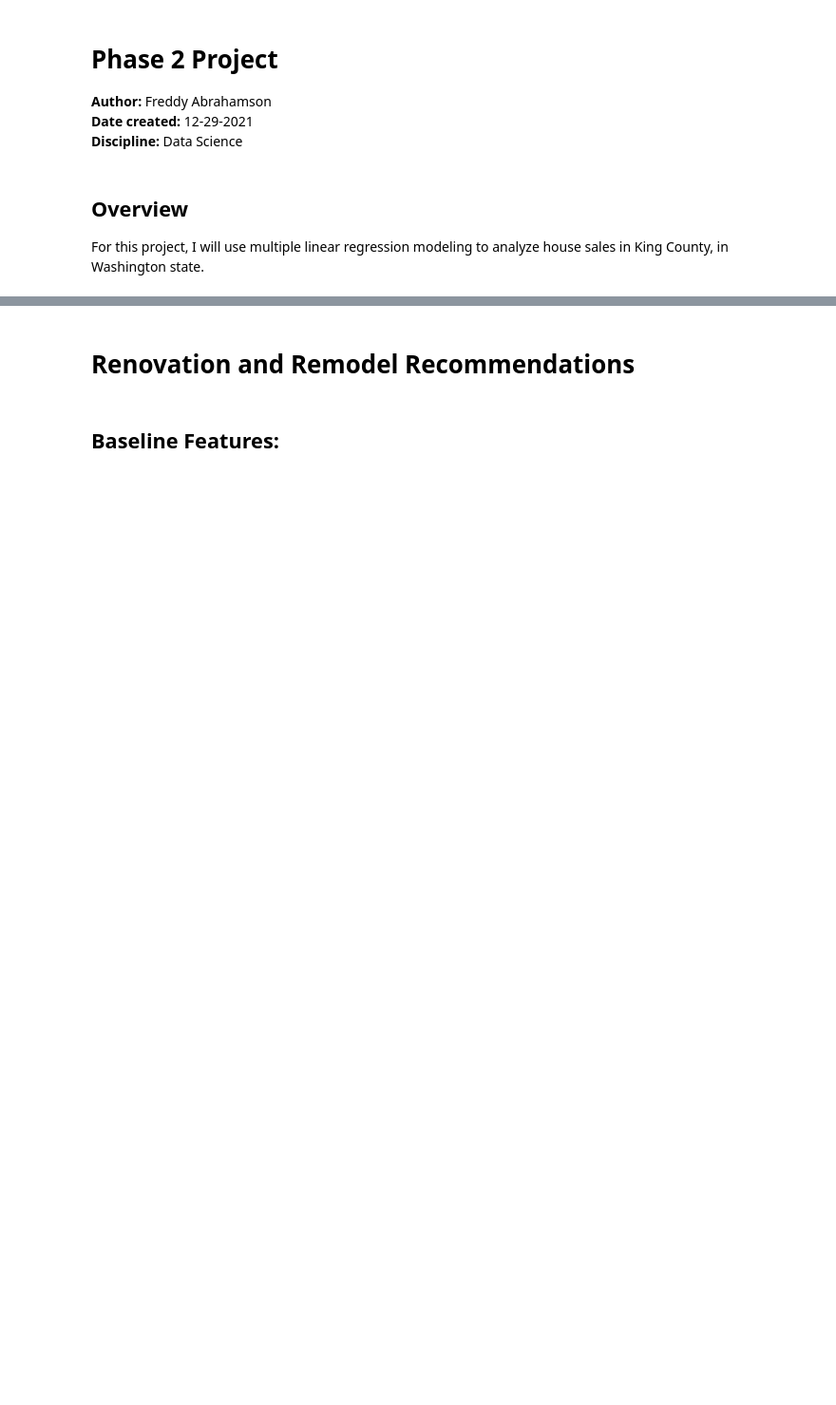
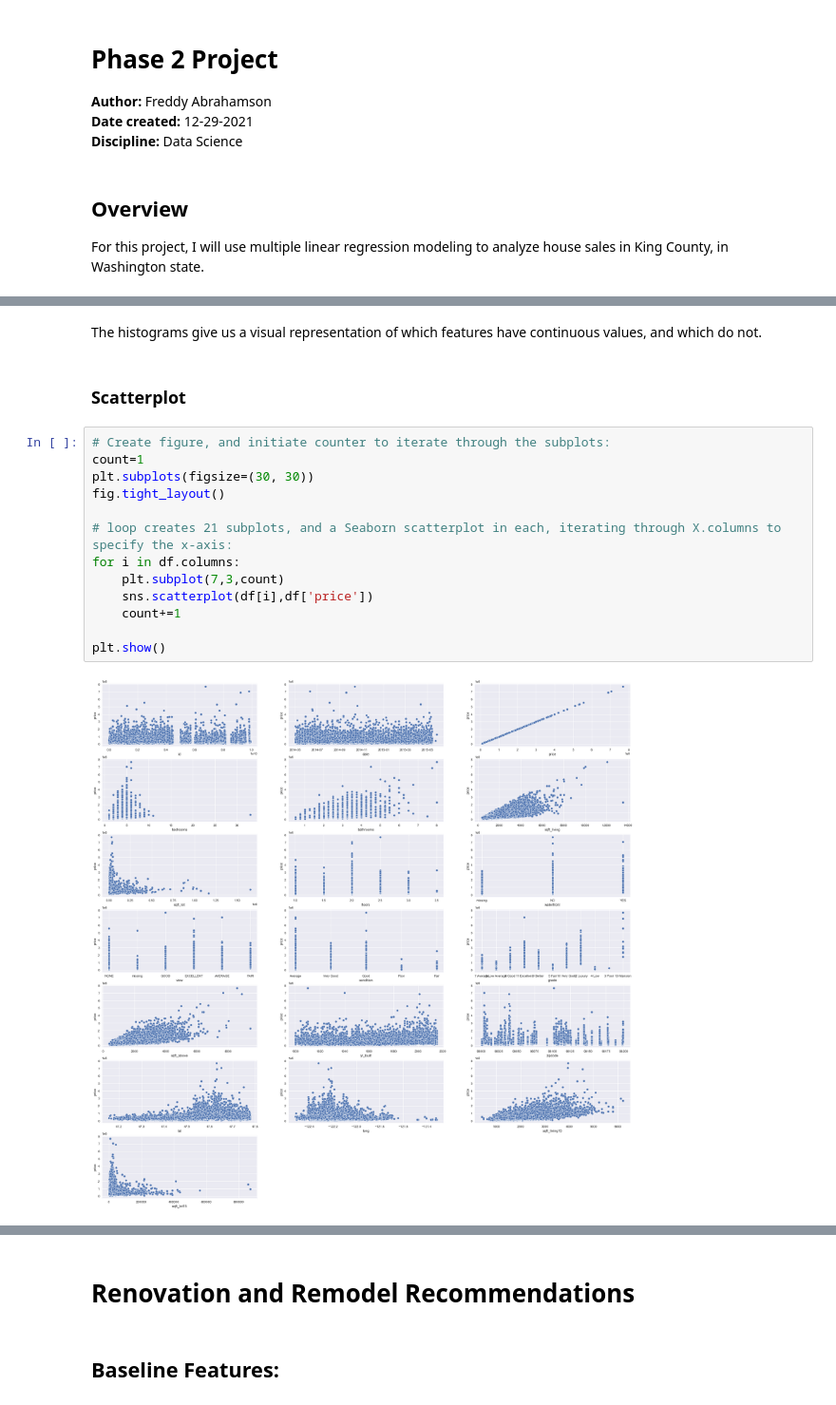
Before and after one commit to Freddy-2021/dsc-phase-2-project-v2-3, a Jupyter notebook: student.ipynb, the cells around one changed output, grey strips where cells are left out. Shown at 95% size. Saved outputs shown, nothing was run; the diff lists cells and outputs as text; blank space fills up the shorter version.

```diff
--- a/student.ipynb
+++ b/student.ipynb
@@ -1736,0 +365,19 @@ final_features_no_scale.head()
+# %% [markdown]
+The histograms give us a visual representation of which features have continuous values, and which do not.
+# %% [markdown]
+### Scatterplot
+# %%
+# Create figure, and initiate counter to iterate through the subplots:
+count=1
+plt.subplots(figsize=(30, 30))
+fig.tight_layout()
+
+# loop creates 21 subplots, and a Seaborn scatterplot in each, iterating through X.columns to specify the x-axis:
+for i in df.columns:
+    plt.subplot(7,3,count)
+    sns.scatterplot(df[i],df['price'])
+    count+=1
+
+plt.show()
+# %% [output]
+[figure, added]
```
Also changed, not shown: parts of 349 cells of this notebook, 1 other file.
